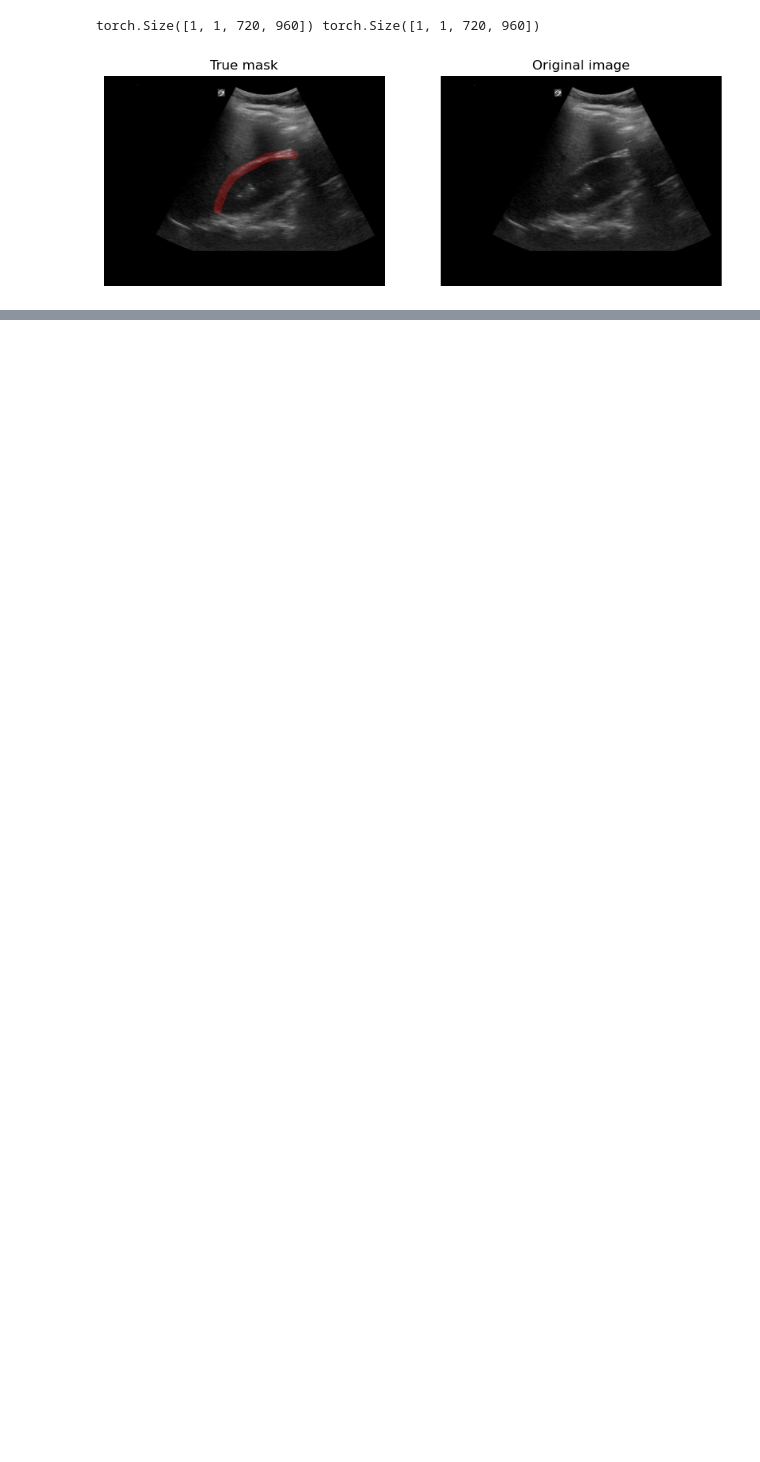
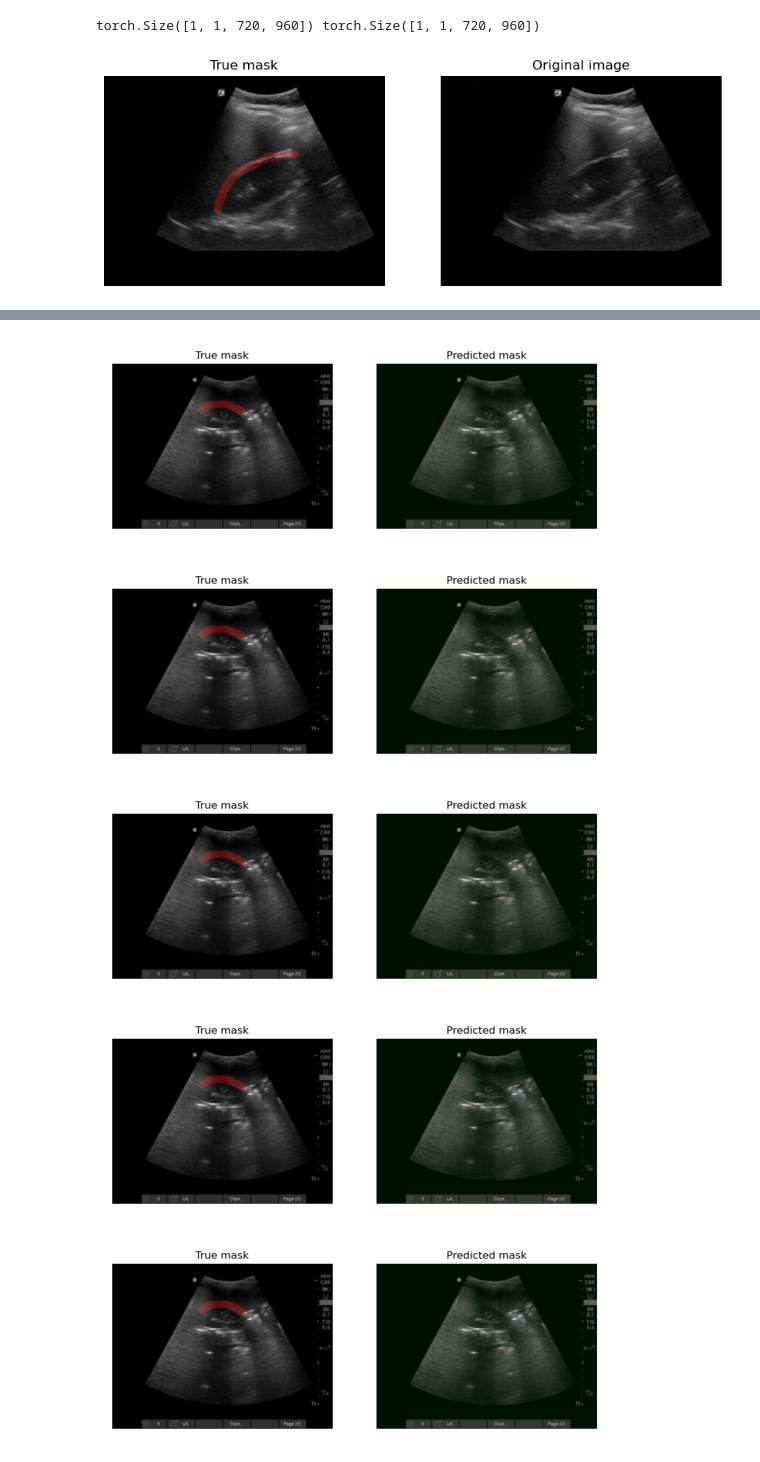
Before and after one commit to NathanMcNaughton/ucsf_fast, a Jupyter notebook: notebooks/segmentation_visualizer_test.ipynb, the cells around one changed output, grey strips where cells are left out. Cells and saved outputs as stored; diff of their text form; code cells hidden in the pictures; blank space fills up the shorter version.

```diff
--- a/notebooks/segmentation_visualizer_test.ipynb
+++ b/notebooks/segmentation_visualizer_test.ipynb
@@ -34,0 +52,15 @@ visualize_segmentation_overlay(ex_image, ex_label)
+# %%
+fig_dir = '/scratch/users/austin.zane/ucsf_fast/figures/segmentation_overlay/02_21_2024/'
+n_epochs = 5
+
+for i in range(n_epochs):
+    img_name = f'epoch_{i}_batch_30_image_0.png'
+    plt.imshow(img)
+    plt.axis('off')
+    plt.show()
+# %% [output]
+[figure, added]
+[figure, added]
+[figure, added]
+[figure, added]
+[figure, added]
```
Also changed, not shown: parts of 5 cells of this notebook, 2 other files.
